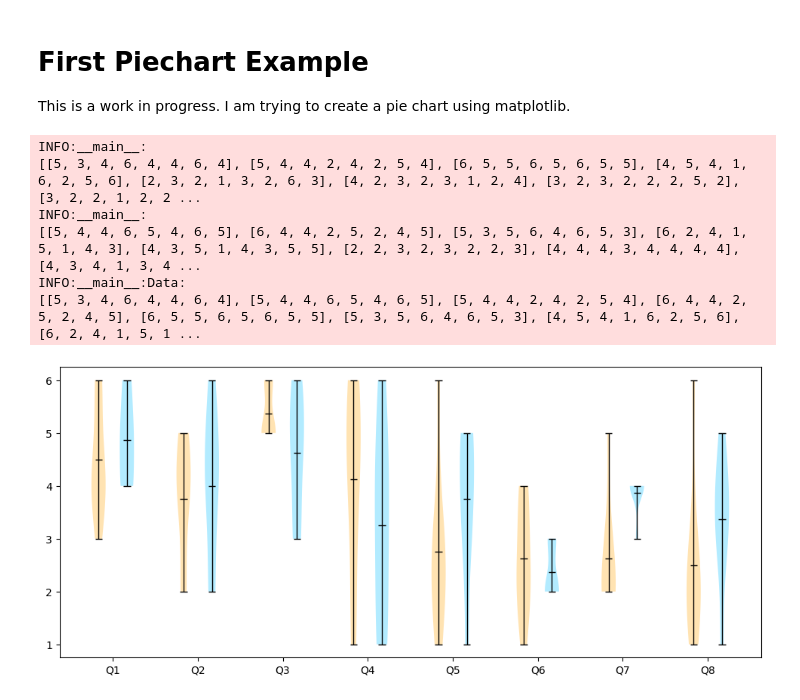
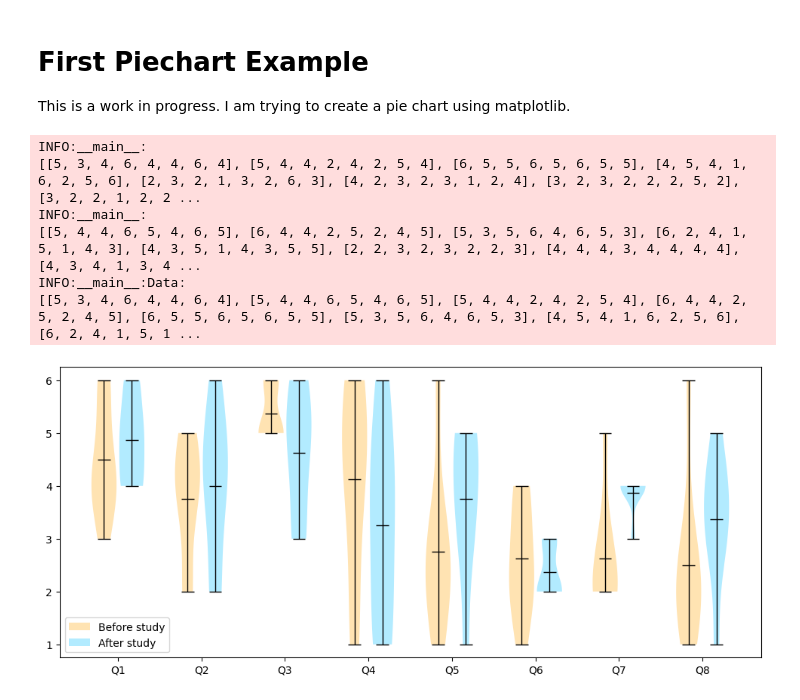
Before and after one commit to DavidMueller1/master-thesis-jupyter-plots, a Jupyter notebook: voilin_plots.ipynb, the cells around one changed output. Saved outputs shown, nothing was run; the diff lists cells and outputs as text; code cells hidden in the pictures.

Commit message:
Violin plots done

```diff
--- a/voilin_plots.ipynb
+++ b/voilin_plots.ipynb
@@ -75,35 +75,38 @@ for i in range(len(data_before)):
 
 # Create a violin plot
 plt.figure(figsize=(12, 5))
-violins = plt.violinplot(data_combined, positions=violin_positions, showmeans=True)
+violins = plt.violinplot(data_combined, positions=violin_positions, widths=0.9, showmeans=True)
 
 colors = ['orange', 'deepskyblue']
 
 for i, pc in enumerate(violins['bodies']):
     pc.set_facecolor(colors[i % 2])
     pc.set_alpha(0.3)
     # pc.set_edgecolor('black')
     # pc.set_alpha(1)
 
 # Customize the color of the lines
 for partname in ('cmedians', 'cmeans', 'cmins', 'cmaxes', 'cbars'):
     vp = violins.get(partname)
     if vp:
         vp.set_edgecolor('black')  # Change this color as needed
         vp.set_linewidth(1)
 
 
 plt.xticks(label_positions, tick_labels)
 
+# Add legend for the colors
+plt.legend(['Before study', 'After study'], loc='lower left')
+
 # Save as PDF
 plt.savefig(f'output/general_questions_with{'' if INCLUDE_KARIN else 'out'}_karin.pdf', format='pdf')
 
 plt.show()
 # %% [output]
 INFO:__main__:
 [[5, 3, 4, 6, 4, 4, 6, 4], [5, 4, 4, 2, 4, 2, 5, 4], [6, 5, 5, 6, 5, 6, 5, 5], [4, 5, 4, 1, 6, 2, 5, 6], [2, 3, 2, 1, 3, 2, 6, 3], [4, 2, 3, 2, 3, 1, 2, 4], [3, 2, 3, 2, 2, 2, 5, 2], [3, 2, 2, 1, 2, 2 ...
 INFO:__main__:
 [[5, 4, 4, 6, 5, 4, 6, 5], [6, 4, 4, 2, 5, 2, 4, 5], [5, 3, 5, 6, 4, 6, 5, 3], [6, 2, 4, 1, 5, 1, 4, 3], [4, 3, 5, 1, 4, 3, 5, 5], [2, 2, 3, 2, 3, 2, 2, 3], [4, 4, 4, 3, 4, 4, 4, 4], [4, 3, 4, 1, 3, 4 ...
 INFO:__main__:Data:
 [[5, 3, 4, 6, 4, 4, 6, 4], [5, 4, 4, 6, 5, 4, 6, 5], [5, 4, 4, 2, 4, 2, 5, 4], [6, 4, 4, 2, 5, 2, 4, 5], [6, 5, 5, 6, 5, 6, 5, 5], [5, 3, 5, 6, 4, 6, 5, 3], [4, 5, 4, 1, 6, 2, 5, 6], [6, 2, 4, 1, 5, 1 ...
-[figure, old version]
+[figure, new version]
```
